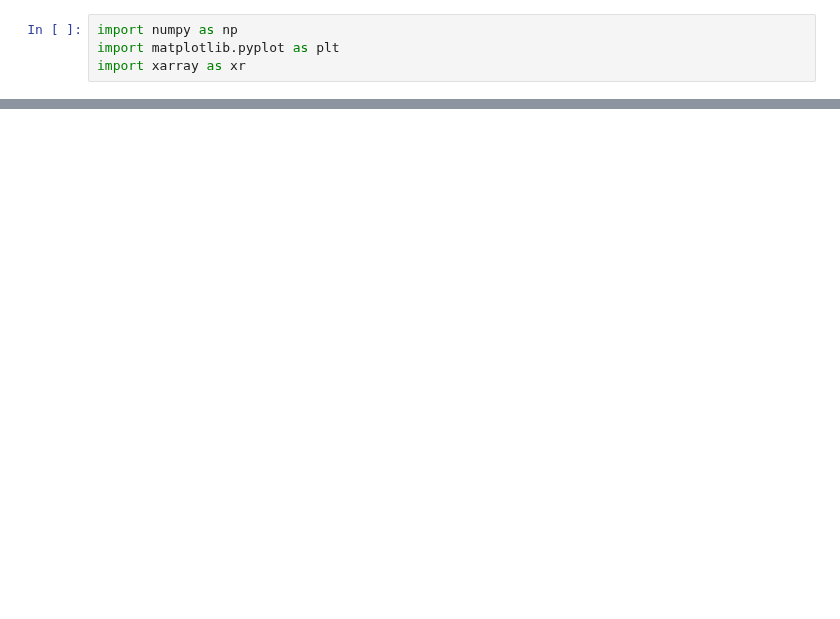
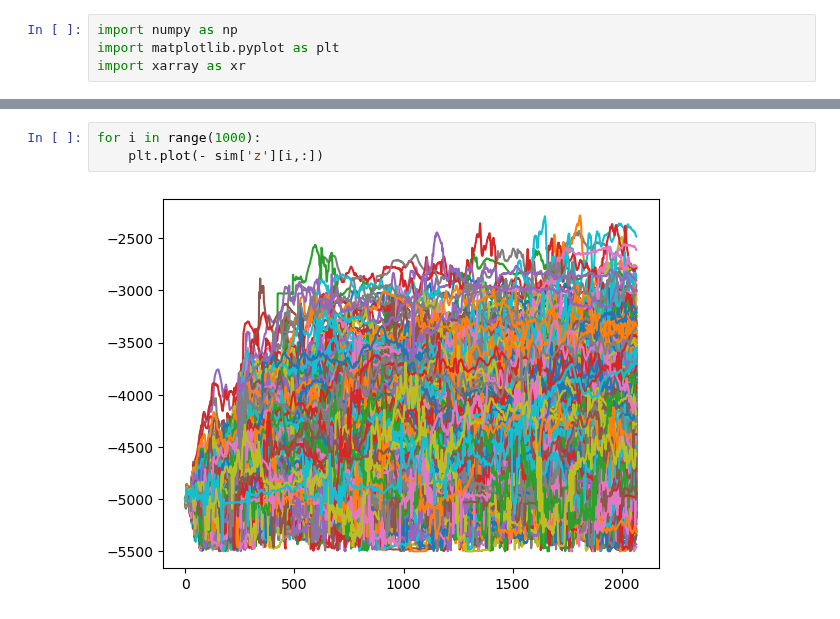
Before and after one commit to OceanParcels/Backtracking_Abyssal_Nanoplastics, a Jupyter notebook: python/analysis_freak_particles.ipynb, the cells around one changed output, grey strips where cells are left out. Cells and saved outputs as stored; diff of their text form; blank space fills up the shorter version.

```diff
--- a/python/analysis_freak_particles.ipynb
+++ b/python/analysis_freak_particles.ipynb
@@ -21,3 +17,8 @@ array([ 343,  584, 3114, 3358, 7502])
+# %%
+for i in range(1000):
+    plt.plot(- sim['z'][i,:])
+# %% [output]
+[figure, added]
 # %%
 sim
 # %% [output]
```
Also changed, not shown: parts of 18 cells of this notebook, 5 other files.
